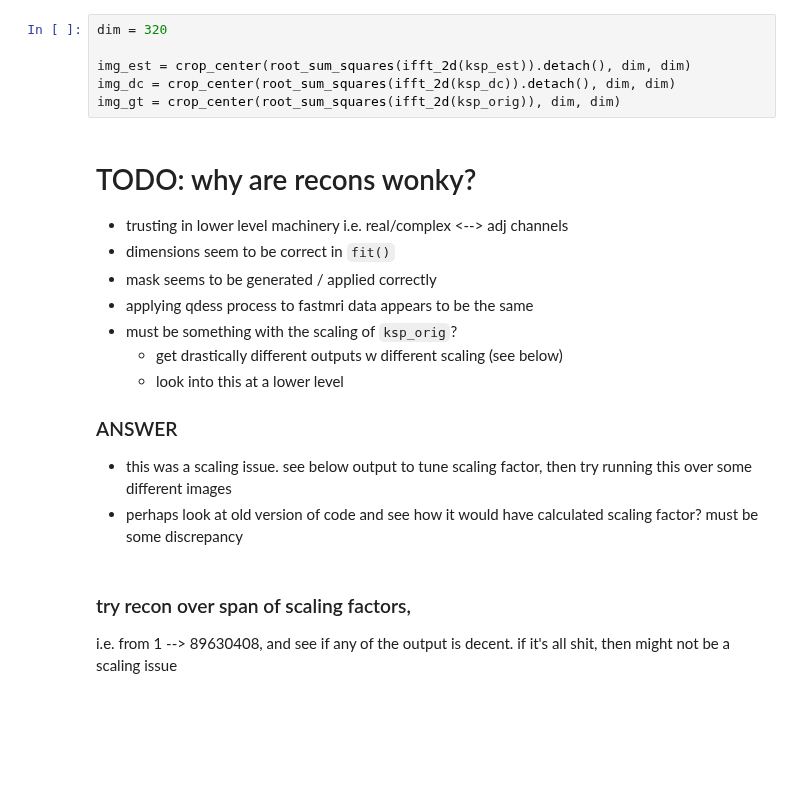
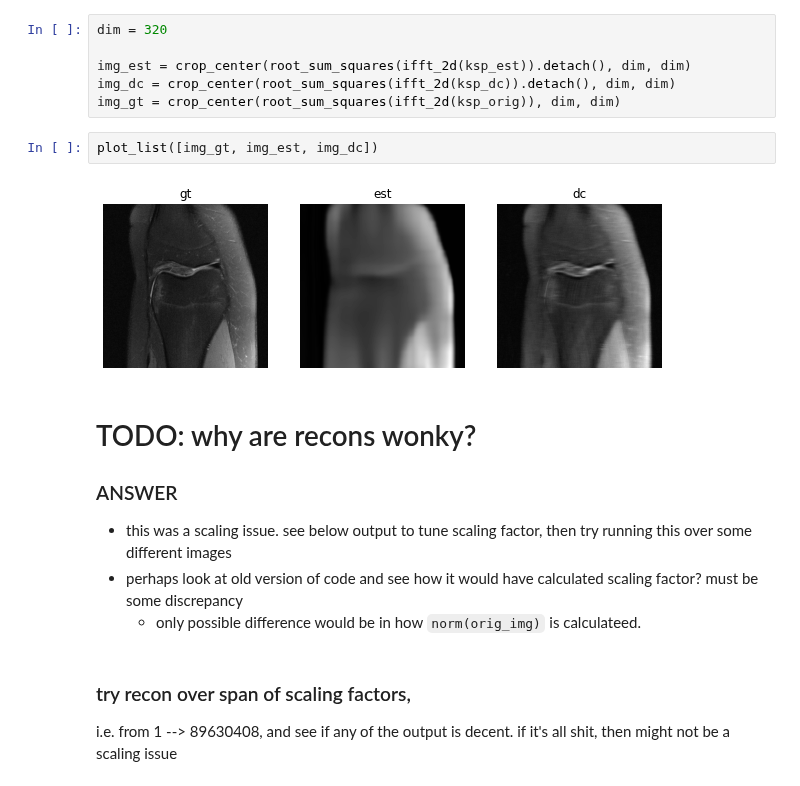
Before and after one commit to davevanveen/unsup_mri, a Jupyter notebook: ipynb/20201109_fastmri_rework.ipynb, the cells around one changed output. Cells and saved outputs as stored; diff of their text form; blank space fills up the shorter version.

```diff
--- a/ipynb/20201109_fastmri_rework.ipynb
+++ b/ipynb/20201109_fastmri_rework.ipynb
@@ -175,20 +214,17 @@ dim = 320
 img_est = crop_center(root_sum_squares(ifft_2d(ksp_est)).detach(), dim, dim)
 img_dc = crop_center(root_sum_squares(ifft_2d(ksp_dc)).detach(), dim, dim)
 img_gt = crop_center(root_sum_squares(ifft_2d(ksp_orig)), dim, dim)
+# %%
+plot_list([img_gt, img_est, img_dc])
+# %% [output]
+[figure, added]
 # %% [markdown]
 # TODO: why are recons wonky?
-
-- trusting in lower level machinery i.e. real/complex <--> adj channels
-- dimensions seem to be correct in `fit()`
-- mask seems to be generated / applied correctly
-- applying qdess process to fastmri data appears to be the same
-- must be something with the scaling of `ksp_orig`?
-    - get drastically different outputs w different scaling (see below)
-    - look into this at a lower level
 
 ### ANSWER
 - this was a scaling issue. see below output to tune scaling factor, then try running this over some different images
 - perhaps look at old version of code and see how it would have calculated scaling factor? must be some discrepancy
+    - only possible difference would be in how `norm(orig_img)` is calculateed.
 # %% [markdown]
 ### try recon over span of scaling factors,
 
```
Also changed, not shown: parts of 8 cells of this notebook.
